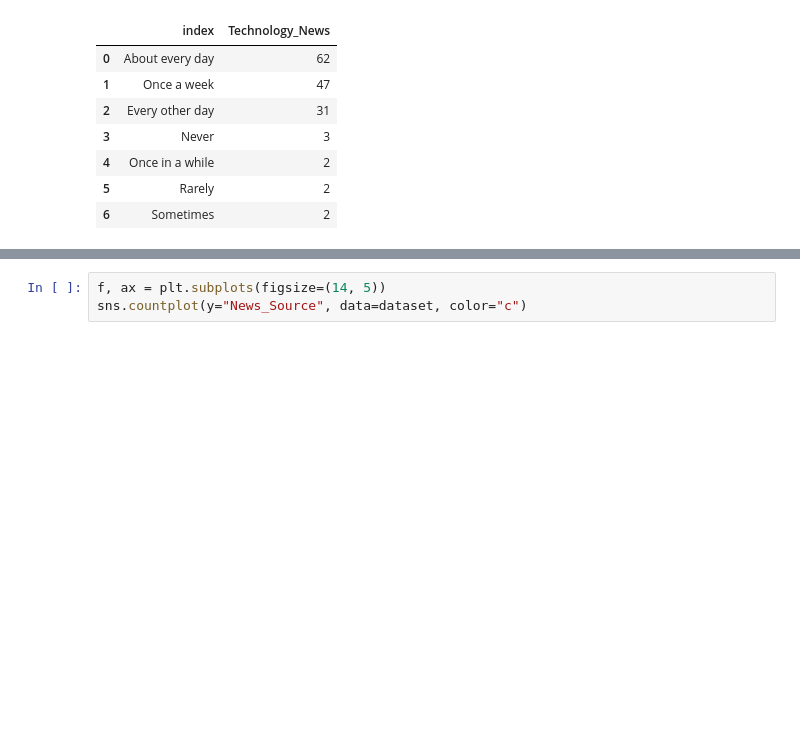
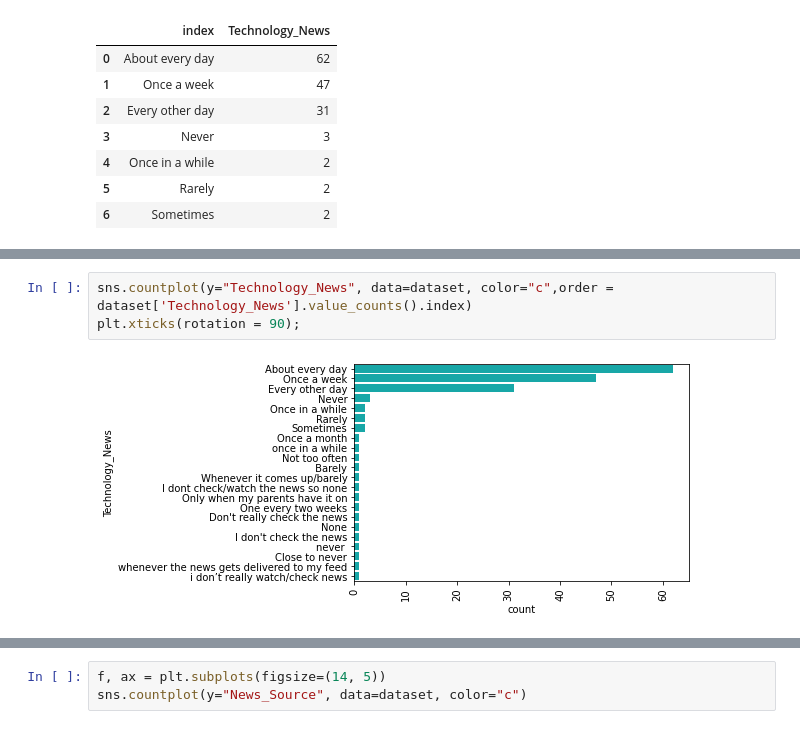
Before and after one commit to dougymenns/data_cleaning, a Jupyter notebook: Impact of Internet On Students/eda.ipynb, the cells around one changed output, grey strips where cells are left out. Cells and saved outputs as stored; diff of their text form; blank space fills up the shorter version.

```diff
--- a/Impact of Internet On Students/eda.ipynb
+++ b/Impact of Internet On Students/eda.ipynb
@@ -448,0 +555,5 @@ sns.histplot(dataset['News_Source'])
+# %%
+sns.countplot(y="Technology_News", data=dataset, color="c",order = dataset['Technology_News'].value_counts().index)
+plt.xticks(rotation = 90);
+# %% [output]
+[figure, added]
```
Also changed, not shown: parts of 30 cells of this notebook.
